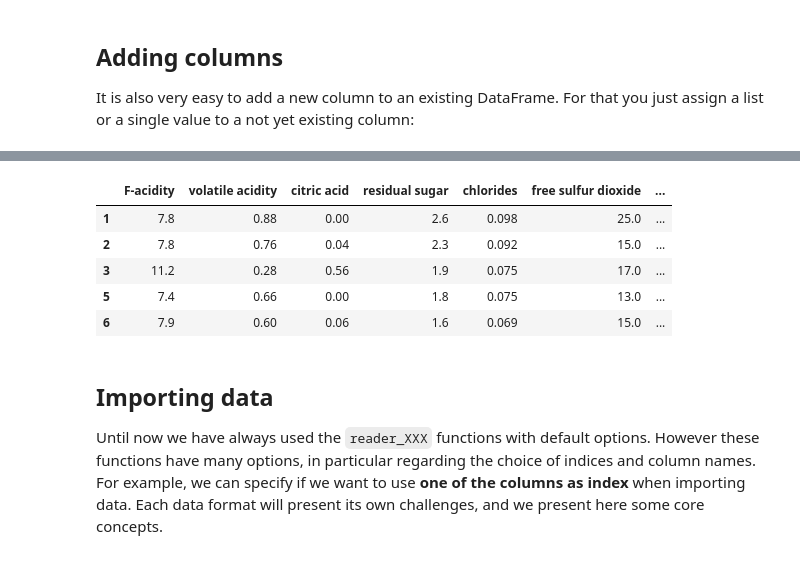
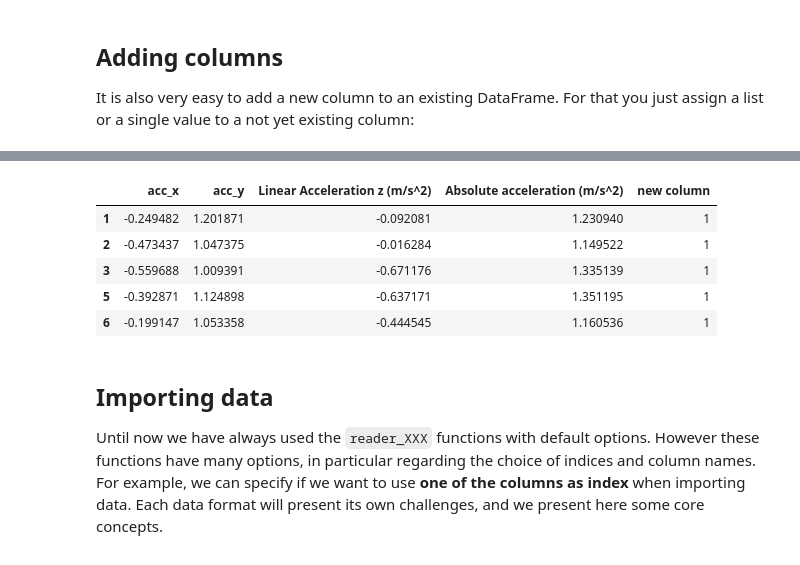
Before and after one commit to guiwitz/EHML, a Jupyter notebook: 04-Pandas.ipynb, the cells around one changed output, grey strips where cells are left out. Saved outputs shown, nothing was run; the diff lists cells and outputs as text; code cells hidden in the pictures.

```diff
--- a/04-Pandas.ipynb
+++ b/04-Pandas.ipynb
@@ -74,0 +89,3 @@ wine.head(5)
+# %%
+running = running.rename(columns={'Linear Acceleration x (m/s^2)': 'acc_x'})
+running.head(5)
@@ -74,0 +101,3 @@ wine.head(5)
+# %%
+running.rename(columns={'Linear Acceleration y (m/s^2)': 'acc_y'}, inplace=True)
+running.head(5)
@@ -169,6 +206,6 @@ wine[wine.chlorides > 0.08]
 
 It is also very easy to add a new column to an existing DataFrame. For that you just assign a list or a single value to a not yet existing column:
 # %%
-wine['new column'] = 1
-wine
+running['new column'] = 1
+running
 # %% [output]
@@ -199,0 +228,3 @@ wine.drop(labels='citric acid', axis='columns').head(5)
+# %%
+running.drop(columns=['Time (s)'], inplace=True)
+running.head(5)
@@ -200,12 +238,13 @@ wine.drop(labels='citric acid', axis='columns').head(5)
 # %%
-wine.drop(labels=[0,4], axis='rows').head(5)
+running.drop(index=[0,4], inplace=True)
+running.head(5)
 # %% [output]
-|  | F-acidity | volatile acidity | citric acid | residual sugar | chlorides | free sulfur dioxide | ... |
-| 1 | 7.8 | 0.88 | 0.00 | 2.6 | 0.098 | 25.0 | ... |
-| 2 | 7.8 | 0.76 | 0.04 | 2.3 | 0.092 | 15.0 | ... |
-| 3 | 11.2 | 0.28 | 0.56 | 1.9 | 0.075 | 17.0 | ... |
-| 5 | 7.4 | 0.66 | 0.00 | 1.8 | 0.075 | 13.0 | ... |
-| 6 | 7.9 | 0.60 | 0.06 | 1.6 | 0.069 | 15.0 | ... |
+|  | acc_x | acc_y | Linear Acceleration z (m/s^2) | Absolute acceleration (m/s^2) | new column |
+| 1 | -0.249482 | 1.201871 | -0.092081 | 1.230940 | 1 |
+| 2 | -0.473437 | 1.047375 | -0.016284 | 1.149522 | 1 |
+| 3 | -0.559688 | 1.009391 | -0.671176 | 1.335139 | 1 |
+| 5 | -0.392871 | 1.124898 | -0.637171 | 1.351195 | 1 |
+| 6 | -0.199147 | 1.053358 | -0.444545 | 1.160536 | 1 |
 # %% [markdown]
 ## Importing data
 
```
Also changed, not shown: parts of 37 cells of this notebook.
